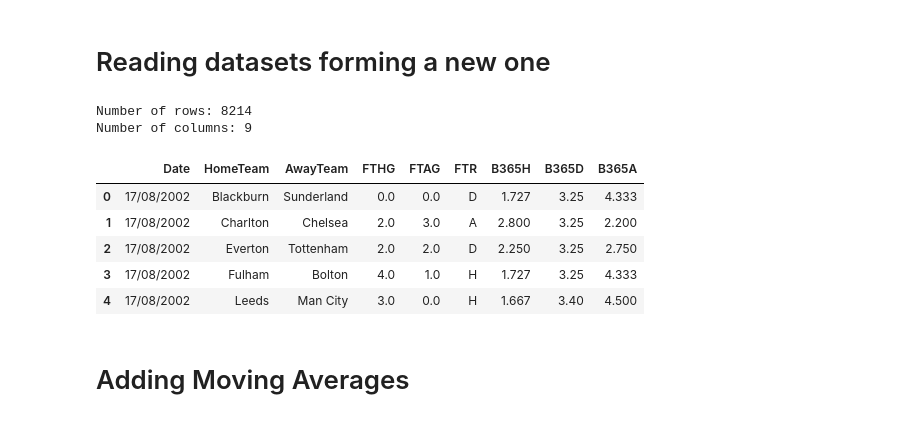
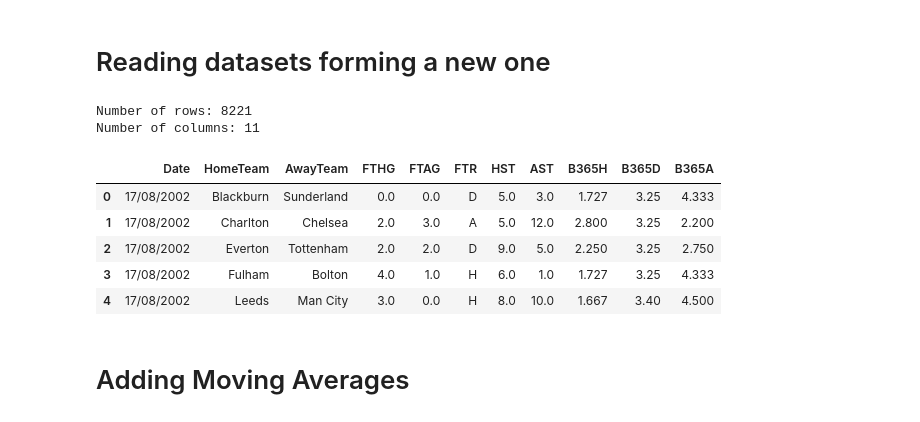
Before and after one commit to musayevf/football_prediction_model, a Jupyter notebook: football_prediction_model.ipynb, the cells around one changed output. Drawn from its saved outputs; the diff is of its cells as text; code cells hidden in the pictures.

```diff
--- a/football_prediction_model.ipynb
+++ b/football_prediction_model.ipynb
@@ -7,42 +7,42 @@ import os
 from scipy.stats import poisson
 from sklearn.model_selection import train_test_split
 from imblearn.ensemble import BalancedRandomForestClassifier
 import matplotlib.pyplot as plt
 import seaborn as sns
 from sklearn.metrics import accuracy_score, confusion_matrix, classification_report, roc_auc_score
 from sklearn.preprocessing import LabelEncoder
 
 # Set display options
 pd.set_option('display.max_columns', None)
 pd.set_option('display.max_rows', None)
 
 directory = 'C:/Users/99451/Desktop/MODEL/eng_prem'
 
 dfs = []
 
 # Define the columns you want to extract from each CSV file
-columns_to_keep = ['Date', 'HomeTeam', 'AwayTeam', 'FTHG', 'FTAG', 'FTR', 'B365H', 'B365D', 'B365A']
+columns_to_keep = ['Date', 'HomeTeam', 'AwayTeam', 'FTHG', 'FTAG', 'FTR', 'HST', 'AST', 'B365H', 'B365D', 'B365A']
 
 for filename in os.listdir(directory):
     if filename.endswith('.csv'):
         df = pd.read_csv(os.path.join(directory, filename), on_bad_lines = 'skip', encoding='latin-1')
         df = df[columns_to_keep]
         dfs.append(df)
 
 df = pd.concat(dfs, ignore_index=True)
 
 print("Number of rows:", df.shape[0])
 print("Number of columns:", df.shape[1])
 df.head()
 # %% [output]
-Number of rows: 8214
-Number of columns: 9
+Number of rows: 8221
+Number of columns: 11
-|  | Date | HomeTeam | AwayTeam | FTHG | FTAG | FTR | B365H | B365D | B365A |
-| 0 | 17/08/2002 | Blackburn | Sunderland | 0.0 | 0.0 | D | 1.727 | 3.25 | 4.333 |
-| 1 | 17/08/2002 | Charlton | Chelsea | 2.0 | 3.0 | A | 2.800 | 3.25 | 2.200 |
-| 2 | 17/08/2002 | Everton | Tottenham | 2.0 | 2.0 | D | 2.250 | 3.25 | 2.750 |
-| 3 | 17/08/2002 | Fulham | Bolton | 4.0 | 1.0 | H | 1.727 | 3.25 | 4.333 |
-| 4 | 17/08/2002 | Leeds | Man City | 3.0 | 0.0 | H | 1.667 | 3.40 | 4.500 |
+|  | Date | HomeTeam | AwayTeam | FTHG | FTAG | FTR | HST | AST | B365H | B365D | B365A |
+| 0 | 17/08/2002 | Blackburn | Sunderland | 0.0 | 0.0 | D | 5.0 | 3.0 | 1.727 | 3.25 | 4.333 |
+| 1 | 17/08/2002 | Charlton | Chelsea | 2.0 | 3.0 | A | 5.0 | 12.0 | 2.800 | 3.25 | 2.200 |
+| 2 | 17/08/2002 | Everton | Tottenham | 2.0 | 2.0 | D | 9.0 | 5.0 | 2.250 | 3.25 | 2.750 |
+| 3 | 17/08/2002 | Fulham | Bolton | 4.0 | 1.0 | H | 6.0 | 1.0 | 1.727 | 3.25 | 4.333 |
+| 4 | 17/08/2002 | Leeds | Man City | 3.0 | 0.0 | H | 8.0 | 10.0 | 1.667 | 3.40 | 4.500 |
 # %% [markdown]
 # Adding Moving Averages
 # %%
```
Also changed, not shown: parts of 13 cells of this notebook.
